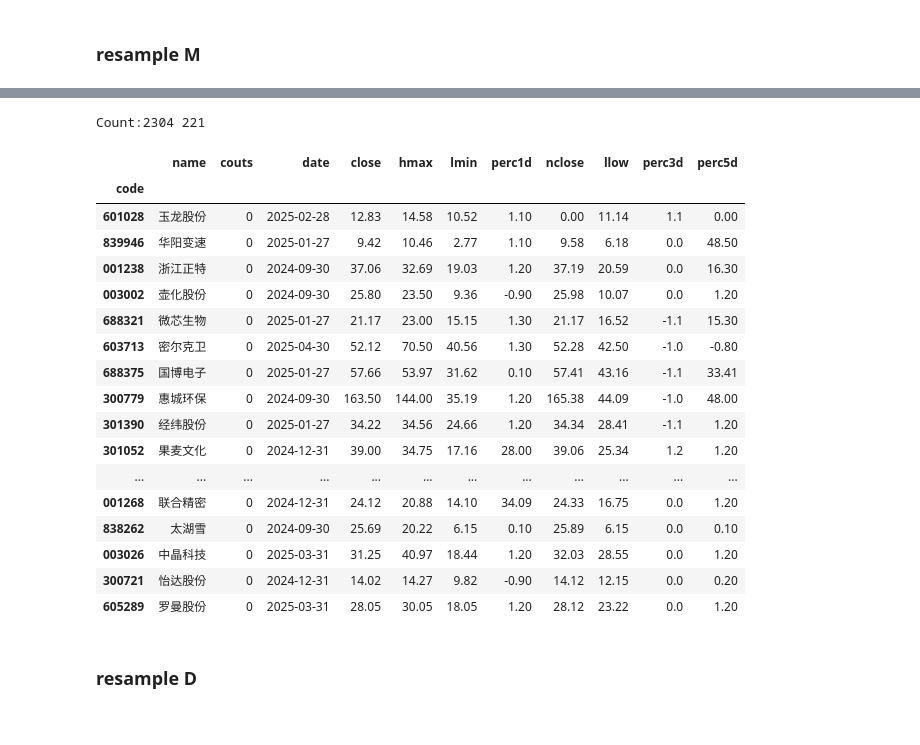
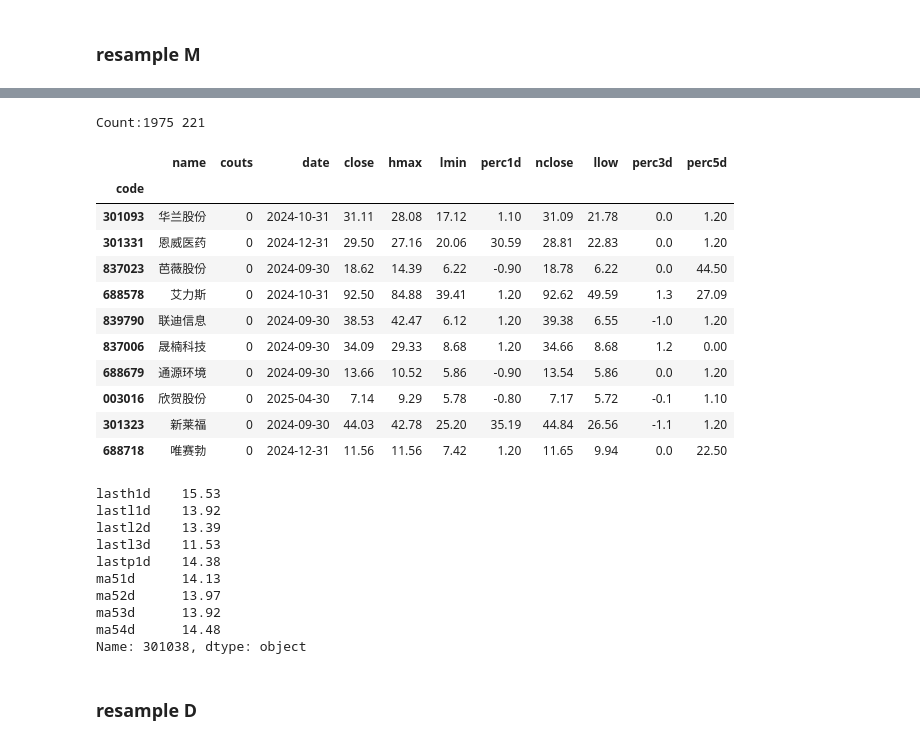
Before and after one commit to johnsonhongyi/pyQuant3, a Jupyter notebook: stock/jupyterAlgo/Quant2023/resample-monitor.ipynb, the cells around one changed output, grey strips where cells are left out. Drawn from its saved outputs; the diff is of its cells as text; code cells hidden in the pictures.

```diff
--- a/stock/jupyterAlgo/Quant2023/resample-monitor.ipynb
+++ b/stock/jupyterAlgo/Quant2023/resample-monitor.ipynb
@@ -42,7 +38,7 @@ NameError: name 'resample' is not defined
 # %%
-def show_tdx_data(df, codelist=None, market_value='3', col=None,limit=20):
+def show_tdx_data(df, codelist=None, market_value='3', col=None,limit=20,orderby='percent'):
     col_src = [
-        "name", "couts", "date", "perc", "ra_diff","xratio", "idx", "hat", "close",
+        "name",'percent', "couts", "date", "perc", "ra_diff","xratio", "idx", "hat", "close",
         "volsum5d", "hmax", "lmin", "perc1d", "ma20", "ma250", "nclose",
         "llow", 'vol1d', 'vol2d', 'vol3d', 'vol4d', 'vol5d', "perc%sd" %
         (market_value),
@@ -62,7 +58,8 @@ def show_tdx_data(df, codelist=None, market_value='3', col=None,limit=20):
     #         columns_ = col_name.insert(1, "date")
     #     else:
     #         columns_ = col_name.remove("name")
-
+    if orderby in df.columns:
+        df=df.sort_values('percent', ascending=False)
     if isinstance(col,list):
         col_name.extend(col)
     elif col is not None:
@@ -489,29 +524,40 @@ initdx :0 b1>:5184 it:0.5 lastpTDX_DF_m in locals
 # %%
 # tm_code = tdx_m.query('lastp1d > lastp2d and lasth2d > lasth3d and lastp1d > ma51d')
 # tm_code = tdx_m.query('lastp1d > lastp2d and lasth2d > lasth3d and lastl2d > lastl3d and lastp1d > ma51d')
-tm_code = h5_m.query('lastl1d > lastl2d and lastl2d > lastl3d and lastp1d > ma51d')
+#月线站上,3月反弹,2月新高
+tm_code = h5_m.query('lastl1d > lastl2d > lastl3d and lasth1d > lastp2d > lastp3d and  ma51d > ma52d and macd > 0 and macddif > macddea')
 # tm_code = h5_m.query(f'{get_filter(filterIDX)}')
-show_tdx_data(tm_code)
+show_tdx_data(tm_code,limit=10)
 # %% [output]
-Count:2304 221
+Count:1975 221
 |  | name | couts | date | close | hmax | lmin | perc1d | nclose | llow | perc3d | perc5d |
 | code |  |  |  |  |  |  |  |  |  |  |  |
-| 601028 | 玉龙股份 | 0 | 2025-02-28 | 12.83 | 14.58 | 10.52 | 1.10 | 0.00 | 11.14 | 1.1 | 0.00 |
-| 839946 | 华阳变速 | 0 | 2025-01-27 | 9.42 | 10.46 | 2.77 | 1.10 | 9.58 | 6.18 | 0.0 | 48.50 |
-| 001238 | 浙江正特 | 0 | 2024-09-30 | 37.06 | 32.69 | 19.03 | 1.20 | 37.19 | 20.59 | 0.0 | 16.30 |
-| 003002 | 壶化股份 | 0 | 2024-09-30 | 25.80 | 23.50 | 9.36 | -0.90 | 25.98 | 10.07 | 0.0 | 1.20 |
-| 688321 | 微芯生物 | 0 | 2025-01-27 | 21.17 | 23.00 | 15.15 | 1.30 | 21.17 | 16.52 | -1.1 | 15.30 |
-| 603713 | 密尔克卫 | 0 | 2025-04-30 | 52.12 | 70.50 | 40.56 | 1.30 | 52.28 | 42.50 | -1.0 | -0.80 |
-| 688375 | 国博电子 | 0 | 2025-01-27 | 57.66 | 53.97 | 31.62 | 0.10 | 57.41 | 43.16 | -1.1 | 33.41 |
-| 300779 | 惠城环保 | 0 | 2024-09-30 | 163.50 | 144.00 | 35.19 | 1.20 | 165.38 | 44.09 | -1.0 | 48.00 |
-| 301390 | 经纬股份 | 0 | 2025-01-27 | 34.22 | 34.56 | 24.66 | 1.20 | 34.34 | 28.41 | -1.1 | 1.20 |
-| 301052 | 果麦文化 | 0 | 2024-12-31 | 39.00 | 34.75 | 17.16 | 28.00 | 39.06 | 25.34 | 1.2 | 1.20 |
-| ... | ... | ... | ... | ... | ... | ... | ... | ... | ... | ... | ... |
-| 001268 | 联合精密 | 0 | 2024-12-31 | 24.12 | 20.88 | 14.10 | 34.09 | 24.33 | 16.75 | 0.0 | 1.20 |
-| 838262 | 太湖雪 | 0 | 2024-09-30 | 25.69 | 20.22 | 6.15 | 0.10 | 25.89 | 6.15 | 0.0 | 0.10 |
-| 003026 | 中晶科技 | 0 | 2025-03-31 | 31.25 | 40.97 | 18.44 | 1.20 | 32.03 | 28.55 | 0.0 | 1.20 |
-| 300721 | 怡达股份 | 0 | 2024-12-31 | 14.02 | 14.27 | 9.82 | -0.90 | 14.12 | 12.15 | 0.0 | 0.20 |
-| 605289 | 罗曼股份 | 0 | 2025-03-31 | 28.05 | 30.05 | 18.05 | 1.20 | 28.12 | 23.22 | 0.0 | 1.20 |
+| 301093 | 华兰股份 | 0 | 2024-10-31 | 31.11 | 28.08 | 17.12 | 1.10 | 31.09 | 21.78 | 0.0 | 1.20 |
+| 301331 | 恩威医药 | 0 | 2024-12-31 | 29.50 | 27.16 | 20.06 | 30.59 | 28.81 | 22.83 | 0.0 | 1.20 |
+| 837023 | 芭薇股份 | 0 | 2024-09-30 | 18.62 | 14.39 | 6.22 | -0.90 | 18.78 | 6.22 | 0.0 | 44.50 |
+| 688578 | 艾力斯 | 0 | 2024-10-31 | 92.50 | 84.88 | 39.41 | 1.20 | 92.62 | 49.59 | 1.3 | 27.09 |
+| 839790 | 联迪信息 | 0 | 2024-09-30 | 38.53 | 42.47 | 6.12 | 1.20 | 39.38 | 6.55 | -1.0 | 1.20 |
+| 837006 | 晟楠科技 | 0 | 2024-09-30 | 34.09 | 29.33 | 8.68 | 1.20 | 34.66 | 8.68 | 1.2 | 0.00 |
+| 688679 | 通源环境 | 0 | 2024-09-30 | 13.66 | 10.52 | 5.86 | -0.90 | 13.54 | 5.86 | 0.0 | 1.20 |
+| 003016 | 欣贺股份 | 0 | 2025-04-30 | 7.14 | 9.29 | 5.78 | -0.80 | 7.17 | 5.72 | -0.1 | 1.10 |
+| 301323 | 新莱福 | 0 | 2024-09-30 | 44.03 | 42.78 | 25.20 | 35.19 | 44.84 | 26.56 | -1.1 | 1.20 |
+| 688718 | 唯赛勃 | 0 | 2024-12-31 | 11.56 | 11.56 | 7.42 | 1.20 | 11.65 | 9.94 | 0.0 | 22.50 |
+# %%
+if '301038' in tm_code.index:
+    h5_m.loc['301038',['lasth1d','lastl1d','lastl2d','lastl3d','lastp1d','ma51d','ma52d','ma53d','ma54d']]
+
+# h5_m.loc['301038',['lasth1d','lastp2d','lastp3d','lastp1d','ma51d','ma52d','ma53d','ma54d']]
+# %% [output]
+lasth1d    15.53
+lastl1d    13.92
+lastl2d    13.39
+lastl3d    11.53
+lastp1d    14.38
+ma51d      14.13
+ma52d      13.97
+ma53d      13.92
+ma54d      14.48
+Name: 301038, dtype: object
 # %% [markdown]
 ### resample D
 # %%
```
Also changed, not shown: parts of 22 cells of this notebook, 1 other file.
